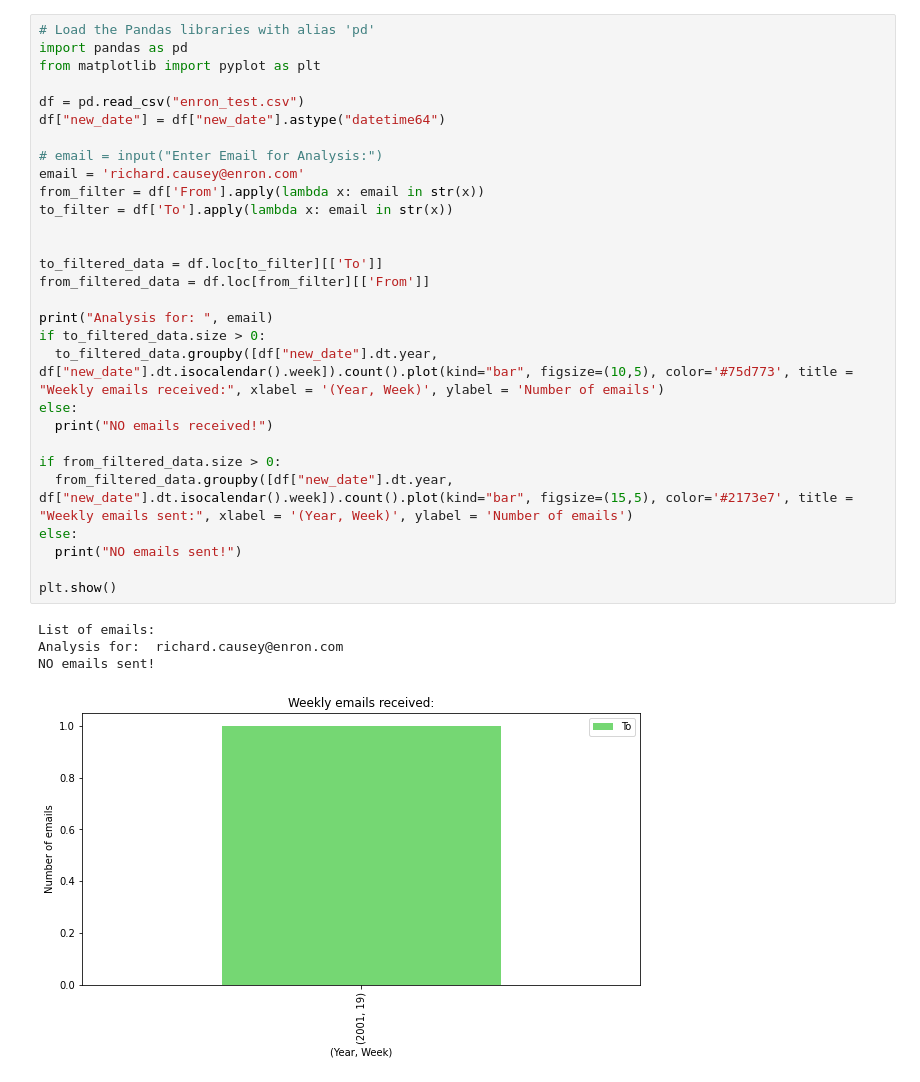
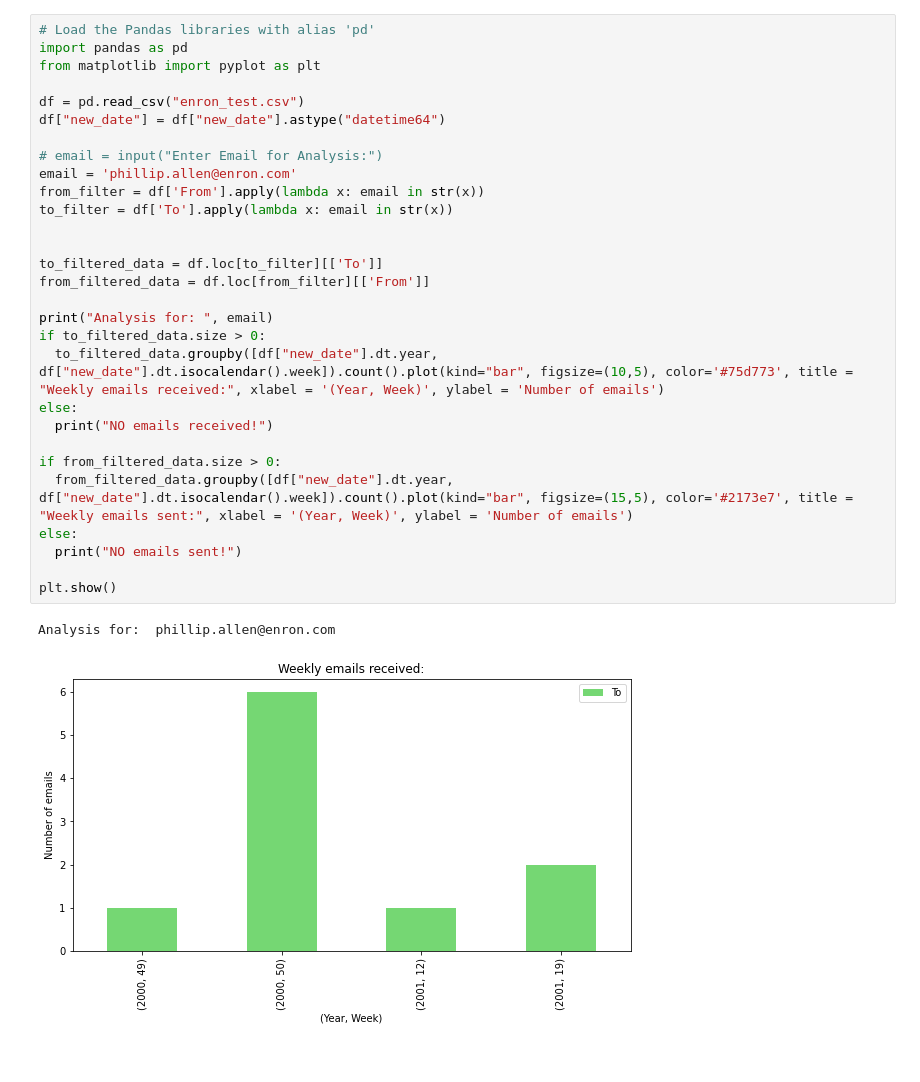
Before and after one commit to anshu01997/Enron_Emails_Analysis, a Jupyter notebook: JPMChase.ipynb, the cells around one changed output. Saved outputs shown, nothing was run; the diff lists cells and outputs as text.

```diff
--- a/JPMChase.ipynb
+++ b/JPMChase.ipynb
@@ -1,34 +1,32 @@
 # %%
 # Load the Pandas libraries with alias 'pd'
 import pandas as pd
 from matplotlib import pyplot as plt
 
 df = pd.read_csv("enron_test.csv")
 df["new_date"] = df["new_date"].astype("datetime64")
 
 # email = input("Enter Email for Analysis:")
-email = 'richard.causey@enron.com'
+email = 'phillip.allen@enron.com'
 from_filter = df['From'].apply(lambda x: email in str(x))
 to_filter = df['To'].apply(lambda x: email in str(x))
 
 
 to_filtered_data = df.loc[to_filter][['To']]
 from_filtered_data = df.loc[from_filter][['From']]
 
 print("Analysis for: ", email)
 if to_filtered_data.size > 0:
   to_filtered_data.groupby([df["new_date"].dt.year, df["new_date"].dt.isocalendar().week]).count().plot(kind="bar", figsize=(10,5), color='#75d773', title = "Weekly emails received:", xlabel = '(Year, Week)', ylabel = 'Number of emails')
 else:
   print("NO emails received!")
 
 if from_filtered_data.size > 0:
   from_filtered_data.groupby([df["new_date"].dt.year, df["new_date"].dt.isocalendar().week]).count().plot(kind="bar", figsize=(15,5), color='#2173e7', title = "Weekly emails sent:", xlabel = '(Year, Week)', ylabel = 'Number of emails')
 else:
   print("NO emails sent!")
 
 plt.show()
 # %% [output]
-List of emails:
-Analysis for:  richard.causey@enron.com
-NO emails sent!
+Analysis for:  phillip.allen@enron.com
-[figure, old version]
+[figure, new version]
```
Also changed, not shown: parts of 2 cells of this notebook, 2 other files.
